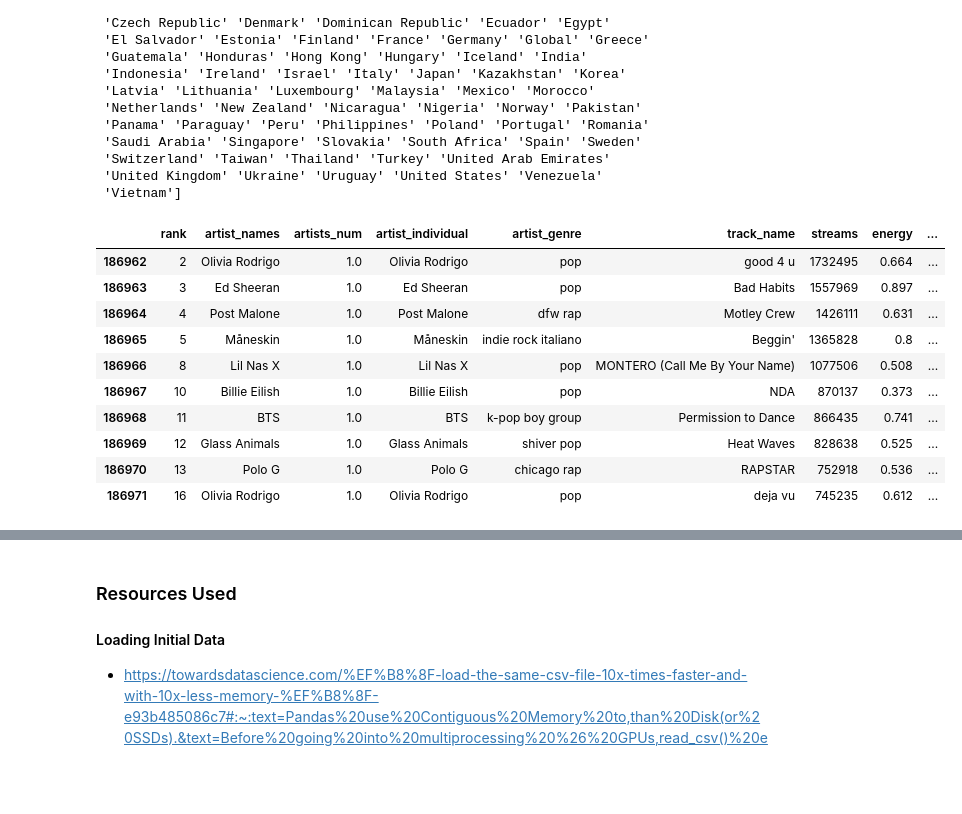
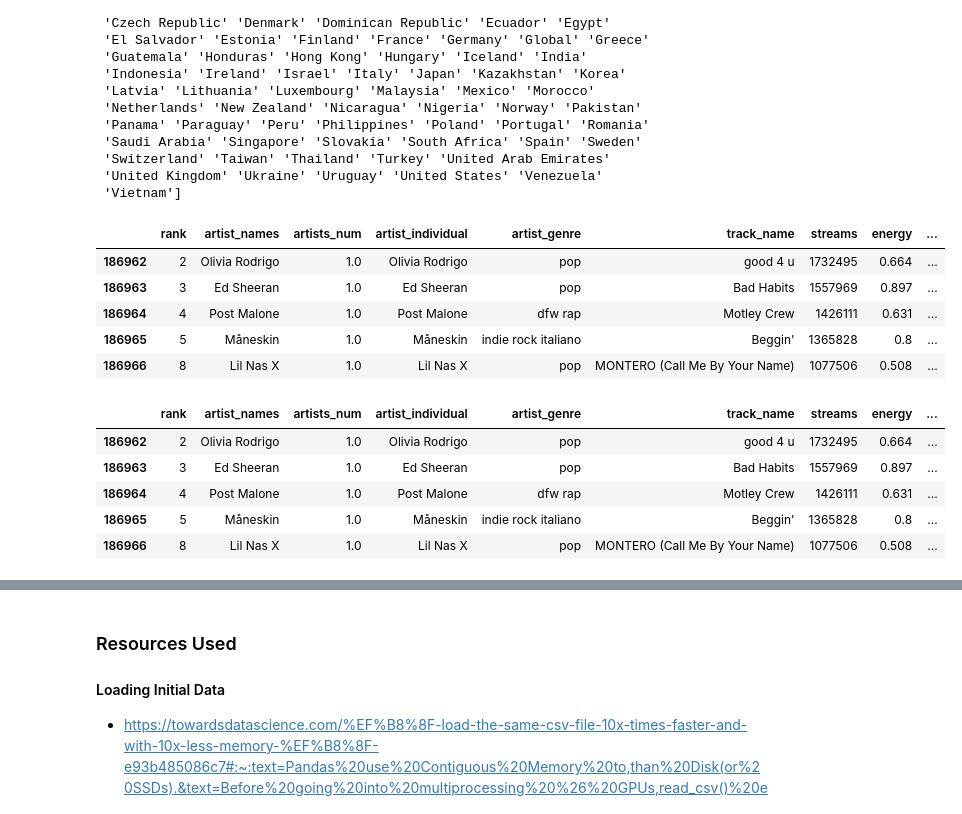
Before and after one commit to tbui00/ics438_final, a Jupyter notebook: final_report.ipynb, the cells around one changed output, grey strips where cells are left out. Cells and saved outputs as stored; diff of their text form; code cells hidden in the pictures; blank space fills up the shorter version.

```diff
--- a/final_report.ipynb
+++ b/final_report.ipynb
@@ -106,19 +106,22 @@ There are 74 countries in this dataset to process
 # %%
 def categorizeCountry(country_name):
     newdf = spotify_df[spotify_df["country"] == country_name]
-    return newdf.head(10)
+    return newdf.head(5)
 
 categorizeCountry("Hong Kong")
-categorizeCountry("Canada")
 # %% [output]
 |  | rank | artist_names | artists_num | artist_individual | artist_genre | track_name | streams | energy | ... |
 | 186962 | 2 | Olivia Rodrigo | 1.0 | Olivia Rodrigo | pop | good 4 u | 1732495 | 0.664 | ... |
 | 186963 | 3 | Ed Sheeran | 1.0 | Ed Sheeran | pop | Bad Habits | 1557969 | 0.897 | ... |
 | 186964 | 4 | Post Malone | 1.0 | Post Malone | dfw rap | Motley Crew | 1426111 | 0.631 | ... |
 | 186965 | 5 | Måneskin | 1.0 | Måneskin | indie rock italiano | Beggin' | 1365828 | 0.8 | ... |
 | 186966 | 8 | Lil Nas X | 1.0 | Lil Nas X | pop | MONTERO (Call Me By Your Name) | 1077506 | 0.508 | ... |
-| 186967 | 10 | Billie Eilish | 1.0 | Billie Eilish | pop | NDA | 870137 | 0.373 | ... |
-| 186968 | 11 | BTS | 1.0 | BTS | k-pop boy group | Permission to Dance | 866435 | 0.741 | ... |
-| 186969 | 12 | Glass Animals | 1.0 | Glass Animals | shiver pop | Heat Waves | 828638 | 0.525 | ... |
-| 186970 | 13 | Polo G | 1.0 | Polo G | chicago rap | RAPSTAR | 752918 | 0.536 | ... |
-| 186971 | 16 | Olivia Rodrigo | 1.0 | Olivia Rodrigo | pop | deja vu | 745235 | 0.612 | ... |
+# %%
+categorizeCountry("Canada")
+# %% [output]
+|  | rank | artist_names | artists_num | artist_individual | artist_genre | track_name | streams | energy | ... |
+| 186962 | 2 | Olivia Rodrigo | 1.0 | Olivia Rodrigo | pop | good 4 u | 1732495 | 0.664 | ... |
+| 186963 | 3 | Ed Sheeran | 1.0 | Ed Sheeran | pop | Bad Habits | 1557969 | 0.897 | ... |
+| 186964 | 4 | Post Malone | 1.0 | Post Malone | dfw rap | Motley Crew | 1426111 | 0.631 | ... |
+| 186965 | 5 | Måneskin | 1.0 | Måneskin | indie rock italiano | Beggin' | 1365828 | 0.8 | ... |
+| 186966 | 8 | Lil Nas X | 1.0 | Lil Nas X | pop | MONTERO (Call Me By Your Name) | 1077506 | 0.508 | ... |
```
Also changed, not shown: parts of 3 cells of this notebook.
